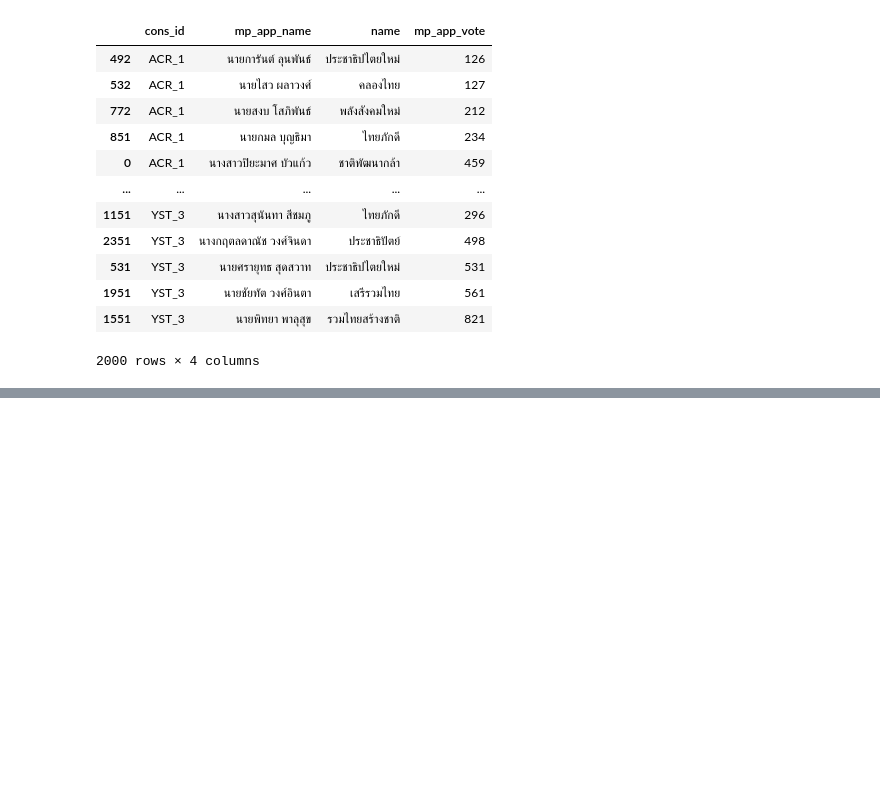
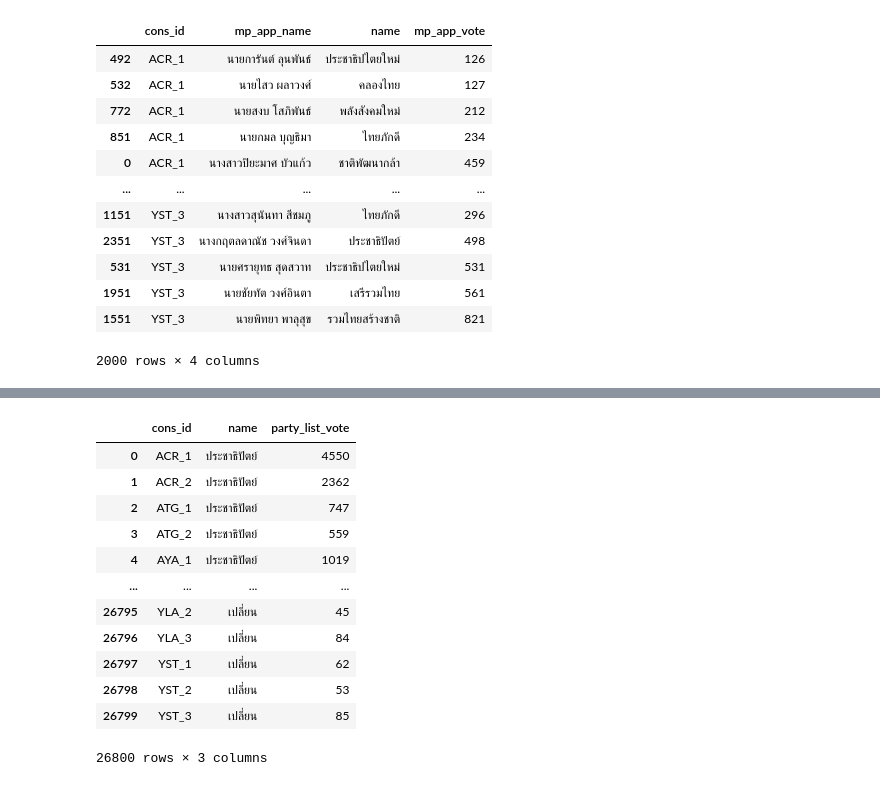
Before and after one commit to ThunchanokChai/DPDM2023, a Jupyter notebook: midterm_dpdm2023.ipynb, the cells around one changed output, grey strips where cells are left out. Saved outputs shown, nothing was run; the diff lists cells and outputs as text; code cells hidden in the pictures; blank space fills up the shorter version.

```diff
--- a/midterm_dpdm2023.ipynb
+++ b/midterm_dpdm2023.ipynb
@@ -292,0 +361,17 @@ Ans_Q2
+# %%
+#สร้างตารางผลการเลือกตั้งใหม่ แสดงชเขต ชื่อพรรค คะแนนเสียง
+result_constituencies_PartyList_whith_name[['cons_id','name','party_list_vote']]
+# %% [output]
+|  | cons_id | name | party_list_vote |
+| 0 | ACR_1 | ประชาธิปัตย์ | 4550 |
+| 1 | ACR_2 | ประชาธิปัตย์ | 2362 |
+| 2 | ATG_1 | ประชาธิปัตย์ | 747 |
+| 3 | ATG_2 | ประชาธิปัตย์ | 559 |
+| 4 | AYA_1 | ประชาธิปัตย์ | 1019 |
+| ... | ... | ... | ... |
+| 26795 | YLA_2 | เปลี่ยน | 45 |
+| 26796 | YLA_3 | เปลี่ยน | 84 |
+| 26797 | YST_1 | เปลี่ยน | 62 |
+| 26798 | YST_2 | เปลี่ยน | 53 |
+| 26799 | YST_3 | เปลี่ยน | 85 |
+26800 rows × 3 columns
```
Also changed, not shown: parts of 28 cells of this notebook.
